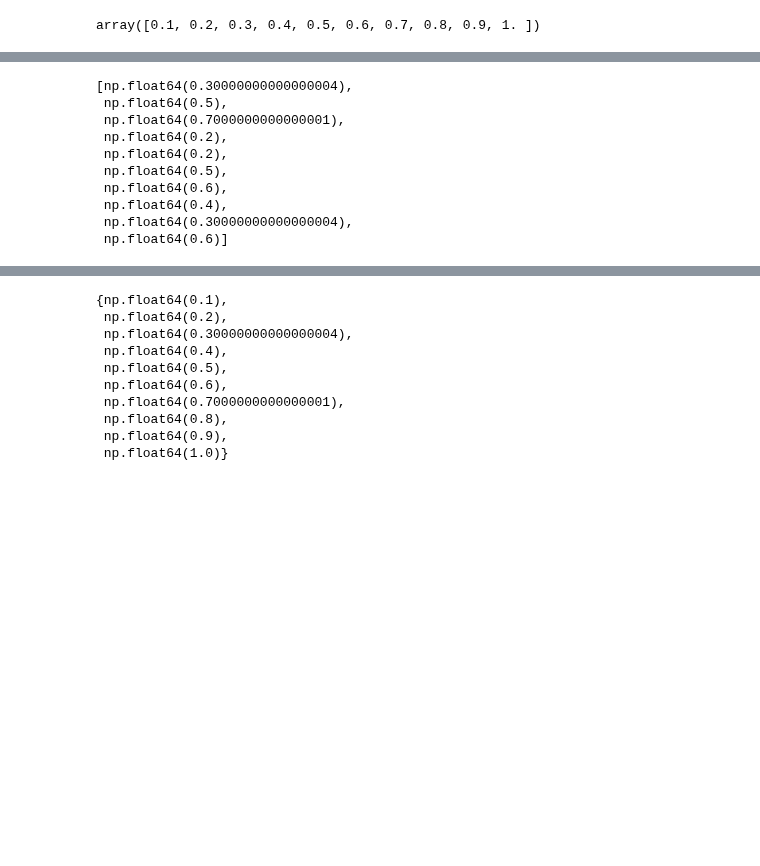
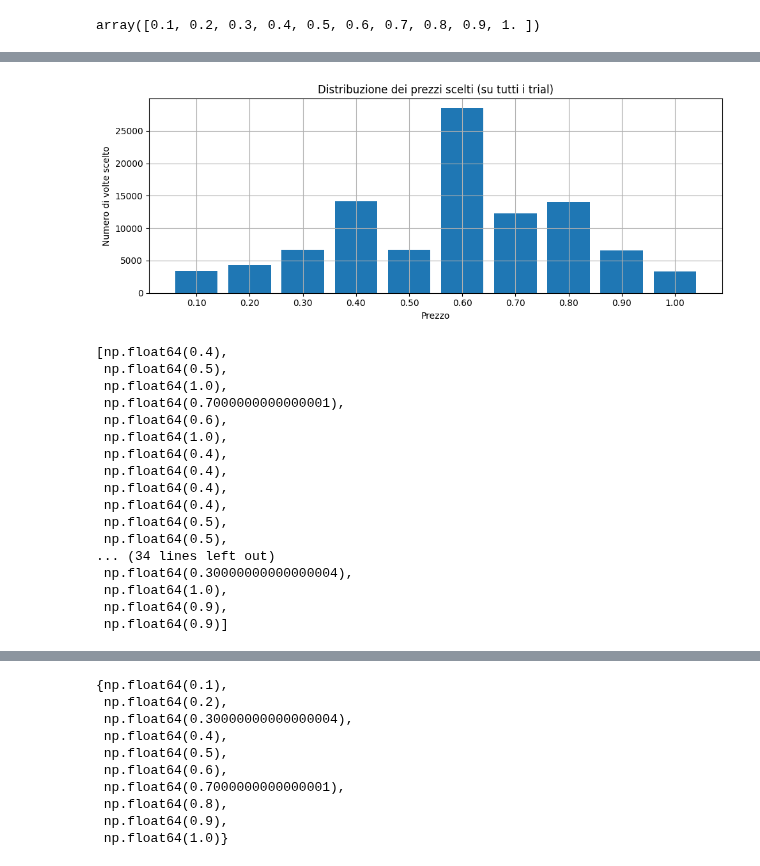
Before and after one commit to FabioFloris02/OLA2025_Floris_Sonzini_Parenti_Singh_Gottschling, a Jupyter notebook: OLA-project.ipynb, the cells around one changed output, grey strips where cells are left out. Drawn from its saved outputs; the diff is of its cells as text; code cells hidden in the pictures; blank space fills up the shorter version.

```diff
--- a/OLA-project.ipynb
+++ b/OLA-project.ipynb
@@ -753,3 +869,11 @@ for trial in range(n_trials):
   residual_budget.append(multiplicative_pacing_agent.get_budget())
 
 regret_per_trial = np.array(regret_per_trial)
+# %%
+from collections import Counter
+
+price_counts = Counter(prices_arr)
+
+print("Frequenze dei prezzi scelti:")
+for price in sorted(price_counts):
+    print(f"Prezzo {price:.2f}: scelto {price_counts[price]} volte")
@@ -756,13 +892,37 @@ regret_per_trial = np.array(regret_per_trial)
+# %%
+import matplotlib.pyplot as plt
+
+# Ordina per prezzo crescente
+sorted_prices = sorted(price_counts)
+counts = [price_counts[p] for p in sorted_prices]
+
+plt.figure(figsize=(10, 4))
+plt.bar([f"{p:.2f}" for p in sorted_prices], counts)
+plt.xlabel("Prezzo")
+plt.ylabel("Numero di volte scelto")
+plt.title("Distribuzione dei prezzi scelti (su tutti i trial)")
+plt.grid(True)
+plt.tight_layout()
+plt.show()
+# %% [output]
+[figure, added]
 # %%
-prices_arr[:10]
+prices_arr[:50]
 # %% [output]
-[np.float64(0.30000000000000004),
+[np.float64(0.4),
  np.float64(0.5),
+ np.float64(1.0),
  np.float64(0.7000000000000001),
- np.float64(0.2),
- np.float64(0.2),
+ np.float64(0.6),
+ np.float64(1.0),
+ np.float64(0.4),
+ np.float64(0.4),
+ np.float64(0.4),
+ np.float64(0.4),
  np.float64(0.5),
- np.float64(0.6),
- np.float64(0.4),
+ np.float64(0.5),
+... (34 lines left out)
  np.float64(0.30000000000000004),
- np.float64(0.6)]
+ np.float64(1.0),
+ np.float64(0.9),
+ np.float64(0.9)]
```
Also changed, not shown: parts of 25 cells of this notebook.
